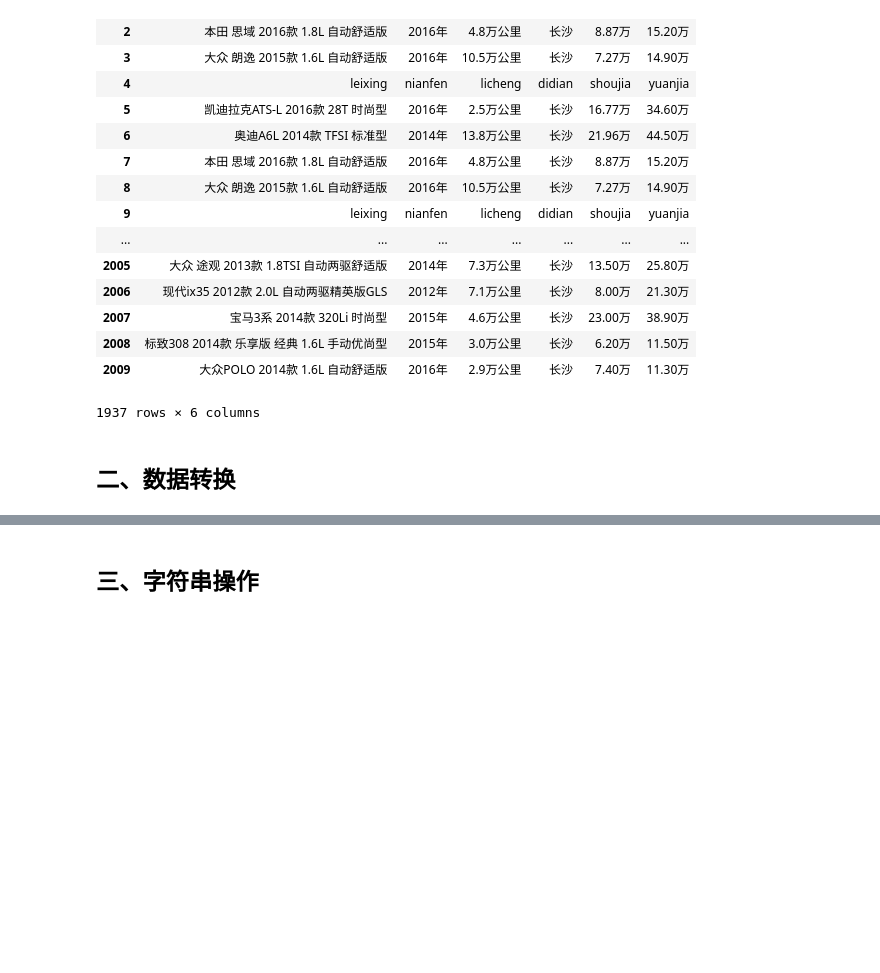
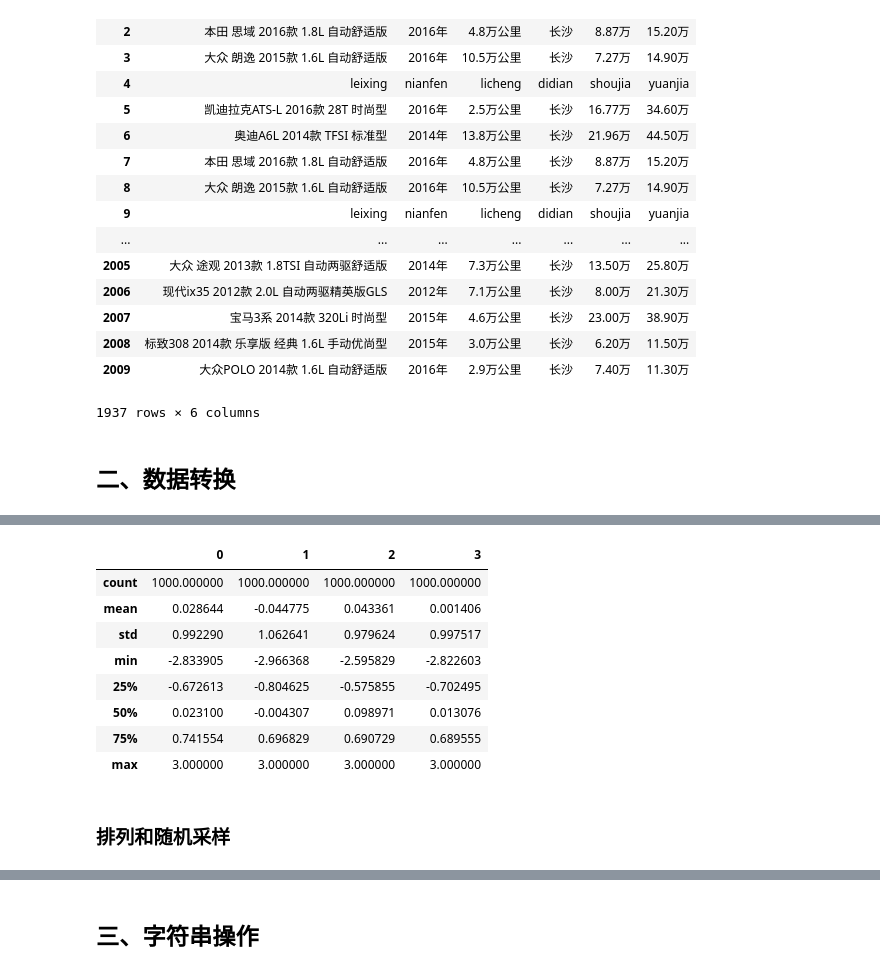
Before and after one commit to ruiliulin/liuliu, a Jupyter notebook: Data analysis/Pandas/lesson_7 (68 - ).ipynb, the cells around one changed output, grey strips where cells are left out. Saved outputs shown, nothing was run; the diff lists cells and outputs as text; code cells hidden in the pictures; blank space fills up the shorter version.

```diff
--- a/Data analysis/Pandas/lesson_7 (68 - ).ipynb
+++ b/Data analysis/Pandas/lesson_7 (68 - ).ipynb
@@ -258,0 +684,16 @@ data.dropna()
+# %%
+data[np.abs(data)>3] = 3
+# %%
+data.describe()
+# %% [output]
+|  | 0 | 1 | 2 | 3 |
+| count | 1000.000000 | 1000.000000 | 1000.000000 | 1000.000000 |
+| mean | 0.028644 | -0.044775 | 0.043361 | 0.001406 |
+| std | 0.992290 | 1.062641 | 0.979624 | 0.997517 |
+| min | -2.833905 | -2.966368 | -2.595829 | -2.822603 |
+| 25% | -0.672613 | -0.804625 | -0.575855 | -0.702495 |
+| 50% | 0.023100 | -0.004307 | 0.098971 | 0.013076 |
+| 75% | 0.741554 | 0.696829 | 0.690729 | 0.689555 |
+| max | 3.000000 | 3.000000 | 3.000000 | 3.000000 |
+# %% [markdown]
+### 排列和随机采样
```
Also changed, not shown: parts of 101 cells of this notebook, 1 other file.
